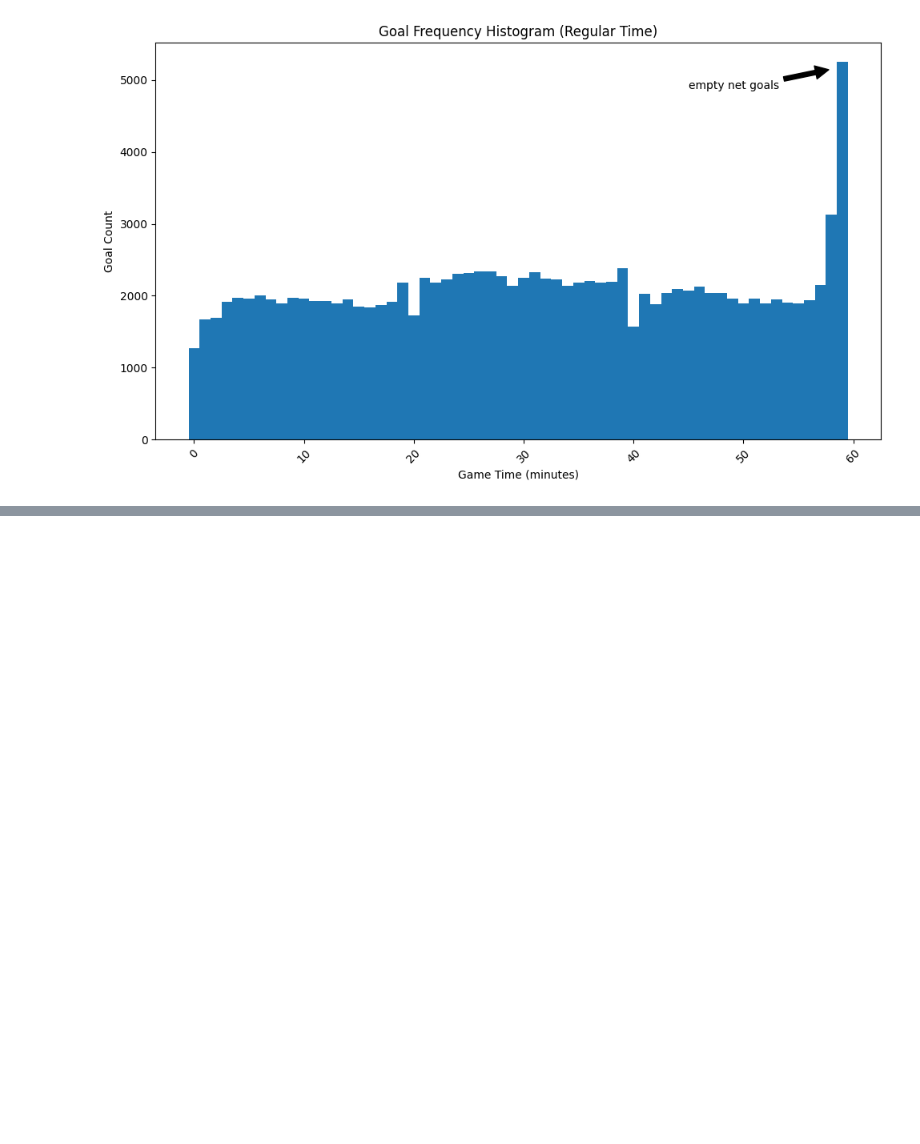
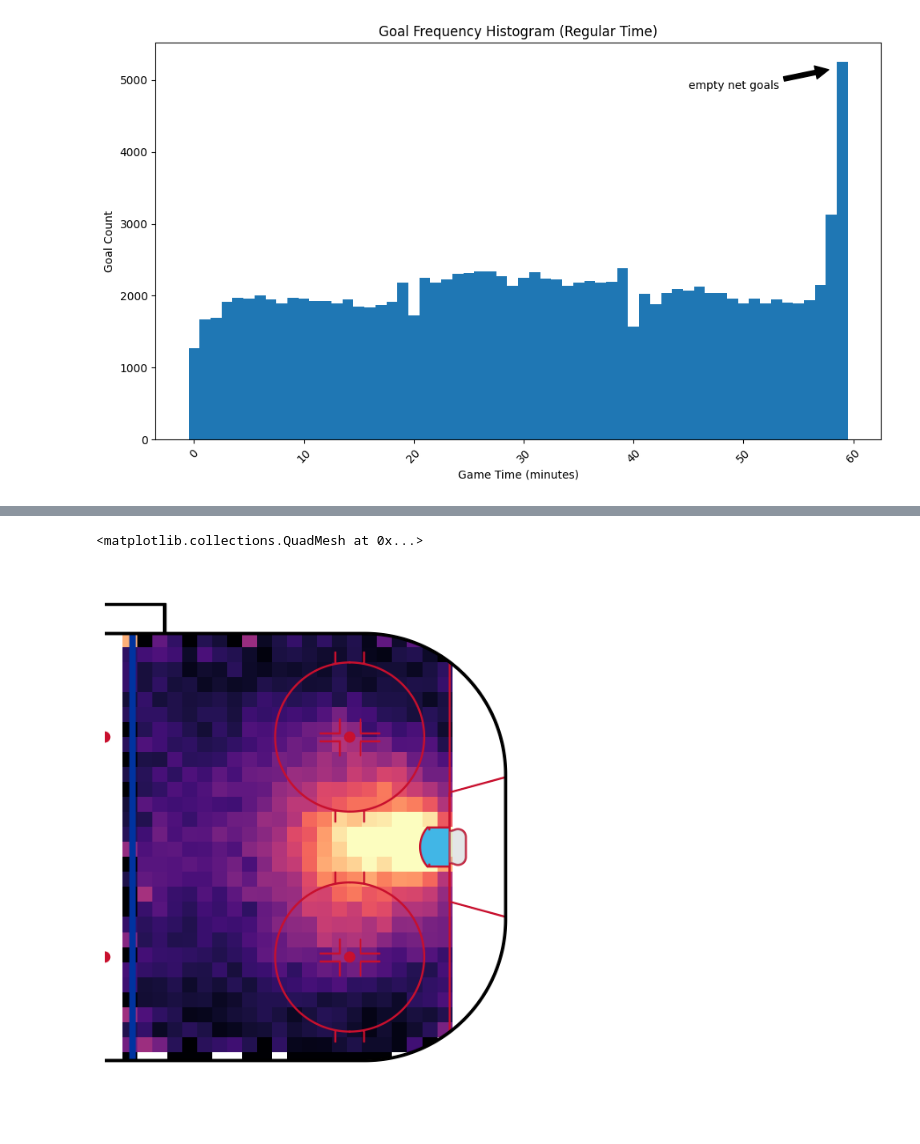
Before and after one commit to mattzirp/pucks_to_the_net, a Jupyter notebook: notebooks/baseline_analysis.ipynb, the cells around one changed output, grey strips where cells are left out. Cells and saved outputs as stored; diff of their text form; code cells hidden in the pictures; blank space fills up the shorter version.

```diff
--- a/notebooks/baseline_analysis.ipynb
+++ b/notebooks/baseline_analysis.ipynb
@@ -215,0 +246,18 @@ plt.show()
+# %%
+nhl = NHLRink()
+fig, ax = plt.subplots(1, 1, figsize=(14, 8))
+nhl.draw(ax, display_range="ozone")
+nhl.heatmap(
+    game_plays["xC"],
+    game_plays["yC"],
+    values = game_plays["goal"],
+    ax = ax,
+    cmap = "magma",
+    plot_xlim = (25, 89),  # offensive-side blue line to the goal line
+    statistic = "mean",
+    vmax = 0.2,
+    binsize = 3
+)
+# %% [output]
+<matplotlib.collections.QuadMesh at 0x...>
+[figure, added]
```
Also changed, not shown: parts of 2 cells of this notebook, 2 other files.
